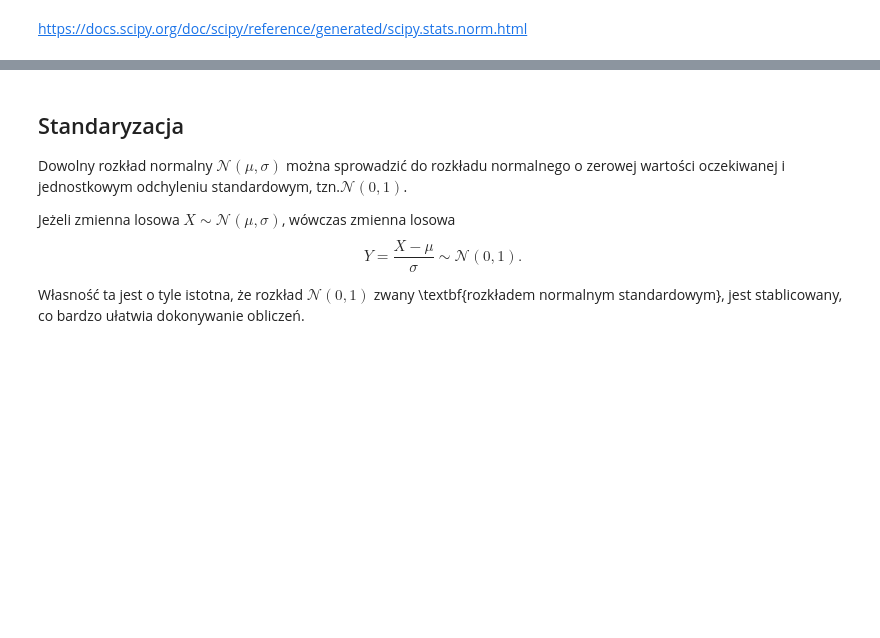
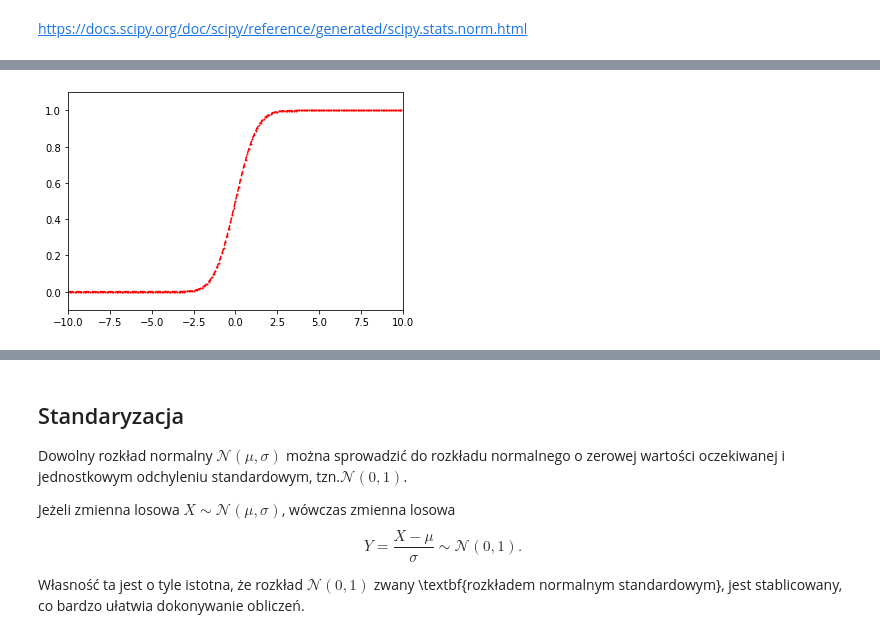
Before and after one commit to mdabrowski-phd/ds250223_stat, a Jupyter notebook: 02_rachunek_prawdopodobienstwa/05_rozklad_normalny.ipynb, the cells around one changed output, grey strips where cells are left out. Saved outputs shown, nothing was run; the diff lists cells and outputs as text; code cells hidden in the pictures; blank space fills up the shorter version.

```diff
--- a/02_rachunek_prawdopodobienstwa/05_rozklad_normalny.ipynb
+++ b/02_rachunek_prawdopodobienstwa/05_rozklad_normalny.ipynb
@@ -38,11 +42,13 @@ https://docs.scipy.org/doc/scipy/reference/generated/scipy.stats.norm.html
 # %%
-# # 3. Dystrybuanta
-# fig, ax = plt.subplots(1, 1)
+# 3. Dystrybuanta
+fig, ax = plt.subplots(1, 1)
 
-# ax.set_xlim([-10, 10])
-# ax.set_ylim([-0.1, 1.1])
+ax.set_xlim([-10, 10])
+ax.set_ylim([-0.1, 1.1])
 
-# x = np.arange(-10, 10, 0.1)
-# ax.plot(x, norm01.cdf(x), 'ro--', ms=1, label='norm(0,1) cdf 1')
-# plt.show()
+x = np.arange(-10, 10, 0.1)
+ax.plot(x, norm01.cdf(x), 'ro--', ms=1, label='norm(0,1) cdf 1')
+plt.show()
+# %% [output]
+[figure, added]
 # %%
```
Also changed, not shown: parts of 31 cells of this notebook, 4 other files.
